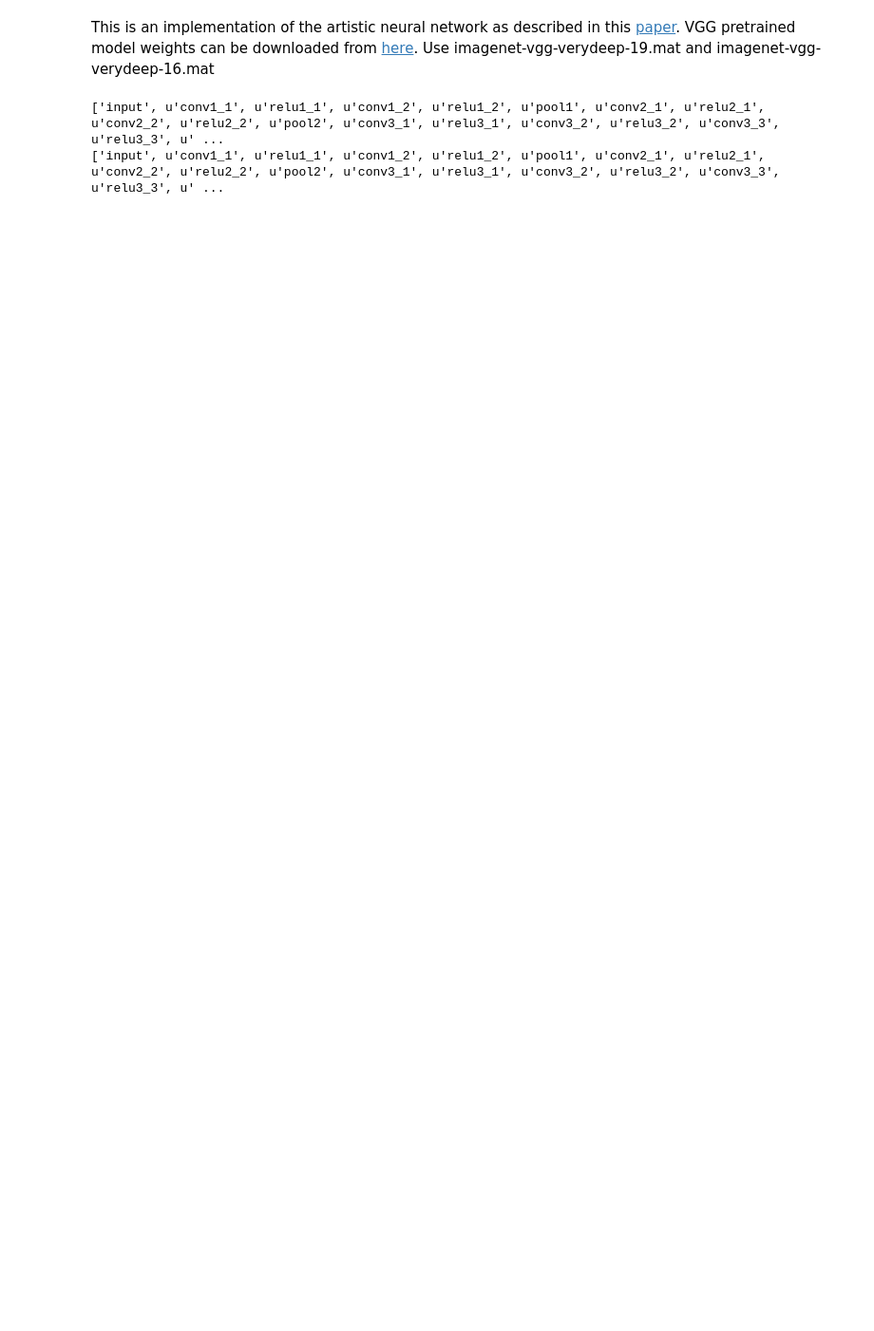
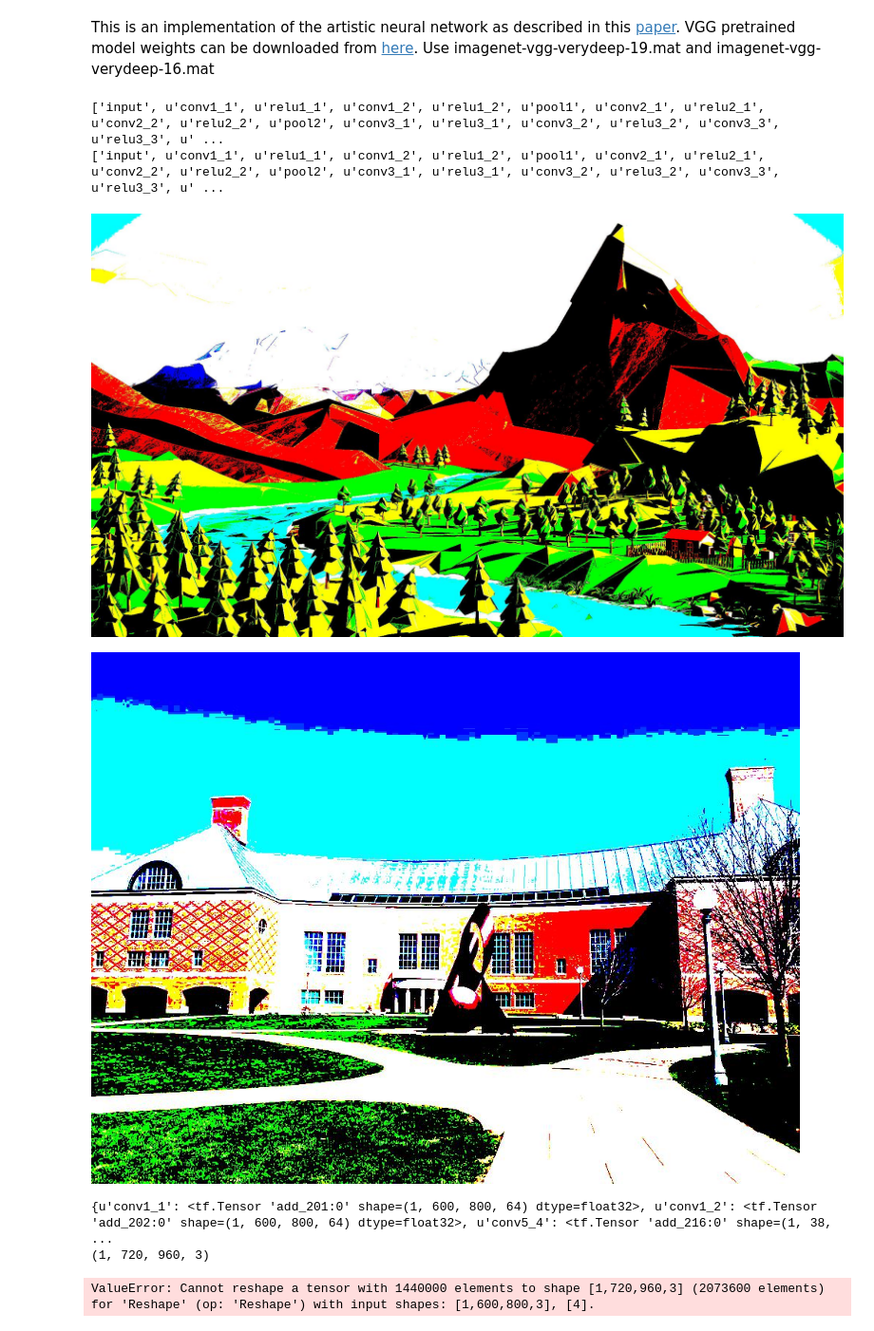
Before and after one commit to zli117/ArtisticNN, a Jupyter notebook: Artistic.ipynb, the cells around one changed output. Shown at 95% size. Saved outputs shown, nothing was run; the diff lists cells and outputs as text; code cells hidden in the pictures; blank space fills up the shorter version.

```diff
--- a/Artistic.ipynb
+++ b/Artistic.ipynb
@@ -69,7 +69,7 @@ class VGG(object):
                                                    strides=[1, 2, 2, 1], padding="SAME")
 
             prev = layer_name
-        self.graph = graph
+        return graph
 
     def gram_matrix(self, F, N, M):
         """
@@ -236,6 +236,7 @@ class Paint(object):
         self.style = None
         self.content = None
         self.random = None
+        self.iterations = None
 
     def _showarray(a, fmt='jpeg'):
         """
@@ -283,7 +284,11 @@ class Paint(object):
 
         # generate the random image with the same shape as the content
 
-        self.random = np.random.uniform(-20, 20, image.shape, dtype=np.float32)
+        self.random = np.random.uniform(-20, 20, image.shape).astype(np.float32)
+        return self
+
+    def set_iterations(self, iterations):
+        self.iterations = iterations
         return self
 
     def run(self):
@@ -294,8 +299,8 @@ class Paint(object):
 
         # clip the style image
 
-        self.style = self.style[(style_shape[0] - content_shape[0]) / 2.0 : style_shape[0] - (style_shape[0] - content_shape[0]) / 2.0] \
-                               [(style_shape[1] - content_shape[1]) / 2.0 : style_shape[1] - (style_shape[1] - content_shape[1]) / 2.0] \
+        self.style = self.style[(style_shape[0] - content_shape[0]) / 2 : style_shape[0] - (style_shape[0] - content_shape[0]) / 2] \
+                               [(style_shape[1] - content_shape[1]) / 2 : style_shape[1] - (style_shape[1] - content_shape[1]) / 2] \
                                [:]
 
         # reshape the style, content and random images
@@ -316,6 +321,43 @@ class Paint(object):
         total_loss   = self.alpha * content_loss + self.beta * style_loss
 
         train_step   = tf.train.AdamOptimizer(2.0).minimize(total_loss)
+
+        model_ref = self.vgg.emit()
+
+        # reinitialize the variables
+
+        sess.run(tf.initialize_all_variables())
+
+        # initialize the input to be our random input
+
+        sess.run(model_ref["input"].assign(self.random))
+
+        for i in range(self.iterations):
+            sess.run(train_step)
+            if i % 100 == 0:
+                cost = sess.run(total_loss)
+                print("cost is %f" % cost)
+
+        image = sess.run(model_ref["input"])
+        sess.close()
+        return image
+# %%
+image = Paint() \
+        .set_vgg_name("VGG19") \
+        .set_vgg_path("models/imagenet-vgg-verydeep-19.mat") \
+        .set_alpha(10) \
+        .set_beta(20) \
+        .load() \
+        .load_style("low-poly.jpg") \
+        .load_content("grainger.jpg") \
+        .set_iterations(1000) \
+        .run()
+# %% [output]
+[figure, added]
+[figure, added]
+{u'conv1_1': <tf.Tensor 'add_201:0' shape=(1, 600, 800, 64) dtype=float32>, u'conv1_2': <tf.Tensor 'add_202:0' shape=(1, 600, 800, 64) dtype=float32>, u'conv5_4': <tf.Tensor 'add_216:0' shape=(1, 38,  ...
+(1, 720, 960, 3)
+ValueError: Cannot reshape a tensor with 1440000 elements to shape [1,720,960,3] (2073600 elements) for 'Reshape' (op: 'Reshape') with input shapes: [1,600,800,3], [4].
 # %%
 def _showarray(a, fmt='jpeg'):
     """
```
Also changed, not shown: parts of 1 cell of this notebook.
